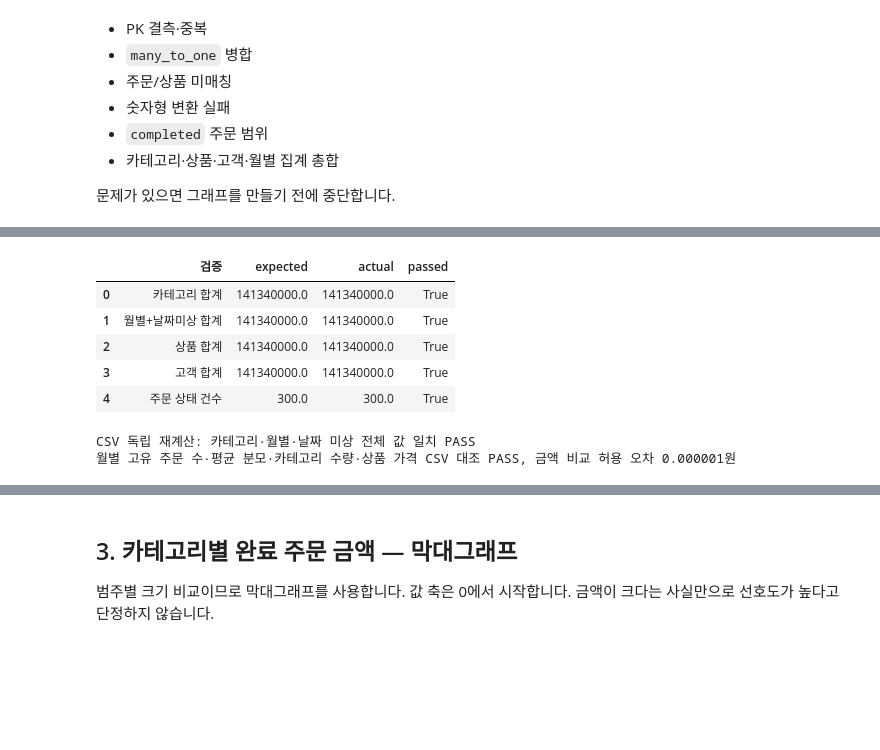
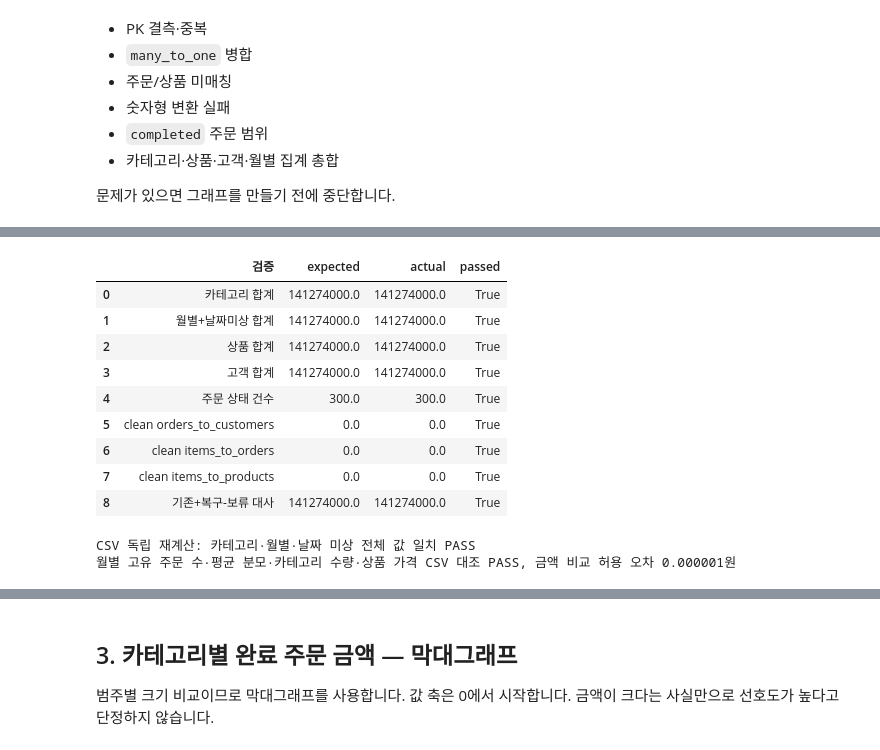
Before and after one commit to pmsky1/llm-data-analysis-study, a Jupyter notebook: chapter07/chapter07.ipynb, the cells around one changed output, grey strips where cells are left out. Cells and saved outputs as stored; diff of their text form; code cells hidden in the pictures; blank space fills up the shorter version.

Commit message:
fix(chapter07): repair clean data and publish verified results

```diff
--- a/chapter07/chapter07.ipynb
+++ b/chapter07/chapter07.ipynb
@@ -57,9 +58,10 @@ CURRENT_DIR = Path.cwd()
 STUDY_ROOT = next((p for p in [CURRENT_DIR, *CURRENT_DIR.parents]
                    if (p / 'chapter05/chapter05.ipynb').is_file()), None)
 if STUDY_ROOT is None:
-    raise FileNotFoundError('과제 저장소 루트 또는 chapter07 폴더에서 실행하세요')
+    STUDY_ROOT = next((p / 'llm-data-analysis-study' for p in [CURRENT_DIR, *CURRENT_DIR.parents] if (p / 'llm-data-analysis-study/chapter05/chapter05.ipynb').is_file()), None)
+if STUDY_ROOT is None: raise FileNotFoundError('과제·작업용 저장소의 공통 상위 폴더를 확인하세요')
 PROJECT_ROOT = STUDY_ROOT.parent / 'llm-data-analysis-course'
-PROCESSED_DIR = PROJECT_ROOT / 'data/processed'
+PROCESSED_DIR = Path(tempfile.mkdtemp(prefix='ch07-clean-'))
 REPORT_DIR = PROJECT_ROOT / 'reports/chapter07'
 FIGURE_DIR = STUDY_ROOT / 'chapter07/images'
 REPORT_DIR.mkdir(parents=True, exist_ok=True)
@@ -68,7 +70,7 @@ installed = {f.name for f in font_manager.fontManager.ttflist}
 font = next((x for x in ['AppleGothic','Malgun Gothic','NanumGothic','Noto Sans CJK KR'] if x in installed), None)
 if font is None: raise RuntimeError('한글 폰트를 확인하세요')
 plt.rcParams.update({'font.family':font, 'axes.unicode_minus':False, 'figure.dpi':110})
-print('입력: Chapter05 전용 raw를 처리한 인접 수업 폴더 data/processed')
+print('입력: Chapter05 전용 Raw / 보완 clean: 독립 임시 폴더 / 과거 processed 보존')
 print('그래프: chapter07/images, 집계표·보고서: 수업 폴더 reports/chapter07')
 print('Python:',sys.version.split()[0], 'pandas:',pd.__version__, '한글 폰트:',font)
 # %% [output]
@@ -183,8 +638,10 @@ for label, actual, expected in [
     ('월별+날짜미상 합계',monthly_sales.completed_amount.sum()+invalid_date_sales.line_total.sum(),completed_total),
     ('상품 합계',product_sales.completed_amount.sum(),completed_total),
     ('고객 합계',customer_sales.completed_amount.sum(),completed_total),
-    ('주문 상태 건수',order_status.order_count.sum(),len(orders))]:
+    ('주문 상태 건수',order_status.order_count.sum(),len(all_orders))]:
     checks.append({'검증':label,'expected':expected,'actual':actual,'passed':bool(np.isclose(actual,expected,rtol=0,atol=1e-6))})
+checks += [{'검증':'clean '+k,'expected':0,'actual':v,'passed':v==0} for k,v in fk_counts.items()]
+checks.append({'검증':'기존+복구-보류 대사','expected':completed_total,'actual':old_completed+recovered_completed-held_completed.line_total.sum(),'passed':bool(np.isclose(old_completed+recovered_completed-held_completed.line_total.sum(),completed_total,rtol=0,atol=1e-6))})
 validation = pd.DataFrame(checks)
 display(validation)
 assert validation.passed.all()
@@ -194,39 +651,43 @@ def read_rows(name):
         return list(csv.DictReader(f))
 order_lookup = {r['order_id']:r for r in read_rows('orders')}
 product_lookup = {r['product_id']:r for r in read_rows('products')}
 ind_category, ind_month = defaultdict(Decimal), defaultdict(Decimal)
 ind_month_orders = defaultdict(set)
 ind_quantity = defaultdict(Decimal)
 for r in read_rows('order_items'):
     order = order_lookup.get(r['order_id'])
     if not order or order['order_status']!='completed': continue
     amount = Decimal(r['quantity']) * Decimal(r['unit_price'])
     category = product_lookup.get(r['product_id'],{}).get('category') or '미연결 상품'
     ind_category[category] += amount
     month = order['order_date'][:7] if order['order_date'] else '날짜 미상'
     ind_month[month] += amount
     ind_month_orders[month].add(r['order_id'])
     ind_quantity[category] += Decimal(r['quantity'])
 assert {r.category:Decimal(str(r.completed_amount)) for r in category_sales.itertuples()} == dict(ind_category)
 assert {str(r.order_month):Decimal(str(r.completed_amount)) for r in monthly_sales.dropna(subset=['completed_amount']).itertuples()} == {k:v for k,v in ind_month.items() if k!='날짜 미상'}
 assert Decimal(str(invalid_date_sales.line_total.sum())) == ind_month['날짜 미상']
 print('CSV 독립 재계산: 카테고리·월별·날짜 미상 전체 값 일치 PASS')
 assert {r.category:Decimal(str(r.total_quantity)) for r in category_sales.itertuples()} == dict(ind_quantity)
 for r in monthly_sales.dropna(subset=['completed_amount']).itertuples():
     expected_count = len(ind_month_orders[str(r.order_month)])
     expected_average = float(ind_month[str(r.order_month)] / expected_count)
     assert r.completed_order_count == expected_count
     assert np.isclose(r.average_completed_order_amount,expected_average,rtol=0,atol=1e-6)
 assert sum(len(s) for s in ind_month_orders.values()) == items.order_id.nunique()
-assert sorted(float(Decimal(r['price'])) for r in read_rows('products')) == sorted(products.price.tolist())
+assert sorted(float(Decimal(r['price'])) for r in read_rows('products') if r['price']) == sorted(products.price.tolist())
 print('월별 고유 주문 수·평균 분모·카테고리 수량·상품 가격 CSV 대조 PASS, 금액 비교 허용 오차 0.000001원')
 # %% [output]
 |  | 검증 | expected | actual | passed |
-| 0 | 카테고리 합계 | 141340000.0 | 141340000.0 | True |
-| 1 | 월별+날짜미상 합계 | 141340000.0 | 141340000.0 | True |
-| 2 | 상품 합계 | 141340000.0 | 141340000.0 | True |
-| 3 | 고객 합계 | 141340000.0 | 141340000.0 | True |
+| 0 | 카테고리 합계 | 141274000.0 | 141274000.0 | True |
+| 1 | 월별+날짜미상 합계 | 141274000.0 | 141274000.0 | True |
+| 2 | 상품 합계 | 141274000.0 | 141274000.0 | True |
+| 3 | 고객 합계 | 141274000.0 | 141274000.0 | True |
 | 4 | 주문 상태 건수 | 300.0 | 300.0 | True |
+| 5 | clean orders_to_customers | 0.0 | 0.0 | True |
+| 6 | clean items_to_orders | 0.0 | 0.0 | True |
+| 7 | clean items_to_products | 0.0 | 0.0 | True |
+| 8 | 기존+복구-보류 대사 | 141274000.0 | 141274000.0 | True |
 CSV 독립 재계산: 카테고리·월별·날짜 미상 전체 값 일치 PASS
 월별 고유 주문 수·평균 분모·카테고리 수량·상품 가격 CSV 대조 PASS, 금액 비교 허용 오차 0.000001원
 # %% [markdown]
```
Also changed, not shown: parts of 19 cells of this notebook, 16 other files.
